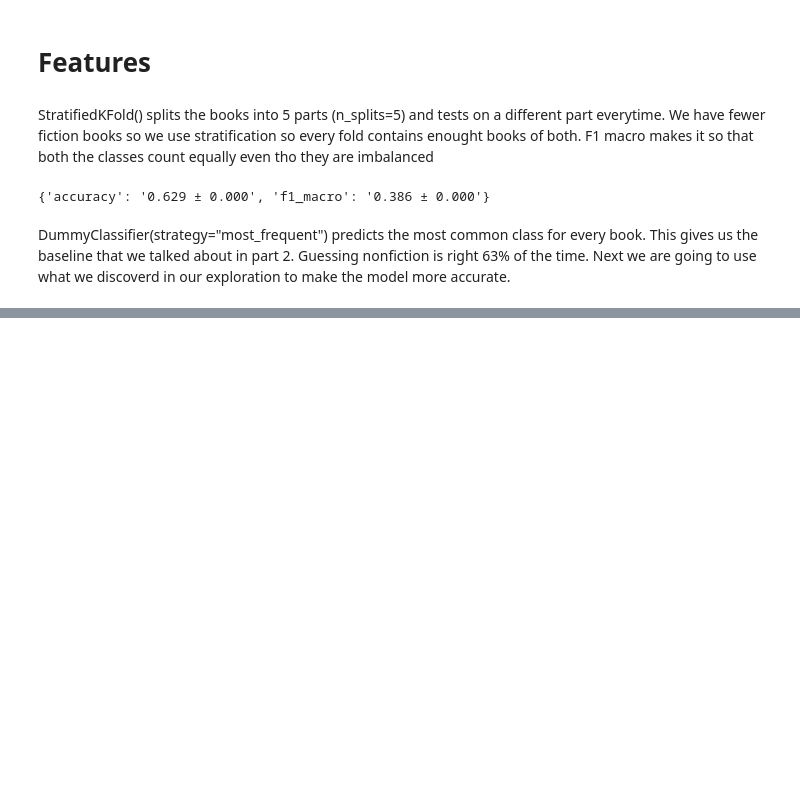
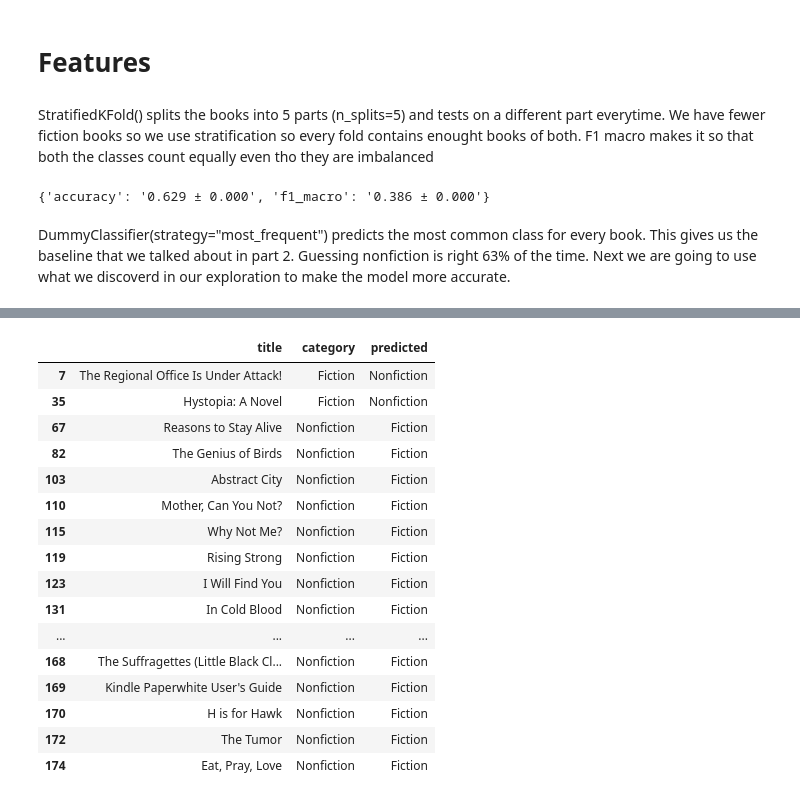
Before and after one commit to Judas20/datascience, a Jupyter notebook: notebooks/03_features_models.ipynb, the cells around one changed output, grey strips where cells are left out. Cells and saved outputs as stored; diff of their text form; code cells hidden in the pictures; blank space fills up the shorter version.

```diff
--- a/notebooks/03_features_models.ipynb
+++ b/notebooks/03_features_models.ipynb
@@ -29,0 +230,21 @@ DummyClassifier(strategy="most_frequent") predicts the most common class for eve
+# %%
+wrong = df[pred != y].assign(predicted=pred[pred != y])
+wrong[["title", "category", "predicted"]]
+# %% [output]
+|  | title | category | predicted |
+| 7 | The Regional Office Is Under Attack! | Fiction | Nonfiction |
+| 35 | Hystopia: A Novel | Fiction | Nonfiction |
+| 67 | Reasons to Stay Alive | Nonfiction | Fiction |
+| 82 | The Genius of Birds | Nonfiction | Fiction |
+| 103 | Abstract City | Nonfiction | Fiction |
+| 110 | Mother, Can You Not? | Nonfiction | Fiction |
+| 115 | Why Not Me? | Nonfiction | Fiction |
+| 119 | Rising Strong | Nonfiction | Fiction |
+| 123 | I Will Find You | Nonfiction | Fiction |
+| 131 | In Cold Blood | Nonfiction | Fiction |
+| ... | ... | ... | ... |
+| 168 | The Suffragettes (Little Black Cl... | Nonfiction | Fiction |
+| 169 | Kindle Paperwhite User's Guide | Nonfiction | Fiction |
+| 170 | H is for Hawk | Nonfiction | Fiction |
+| 172 | The Tumor | Nonfiction | Fiction |
+| 174 | Eat, Pray, Love | Nonfiction | Fiction |
```
Also changed, not shown: parts of 23 cells of this notebook, 2 other files.
